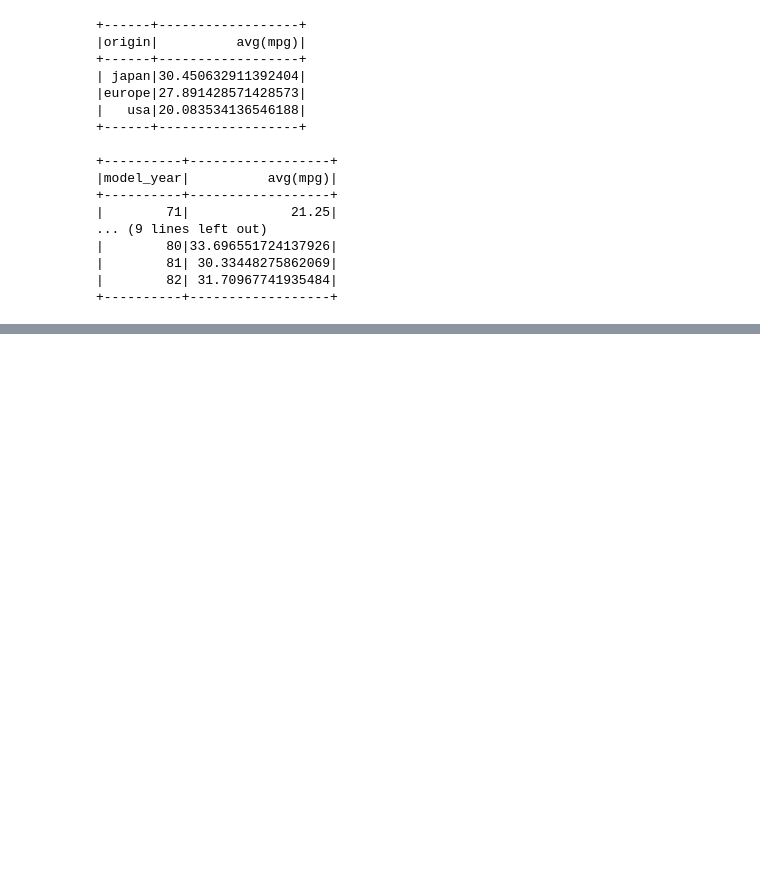
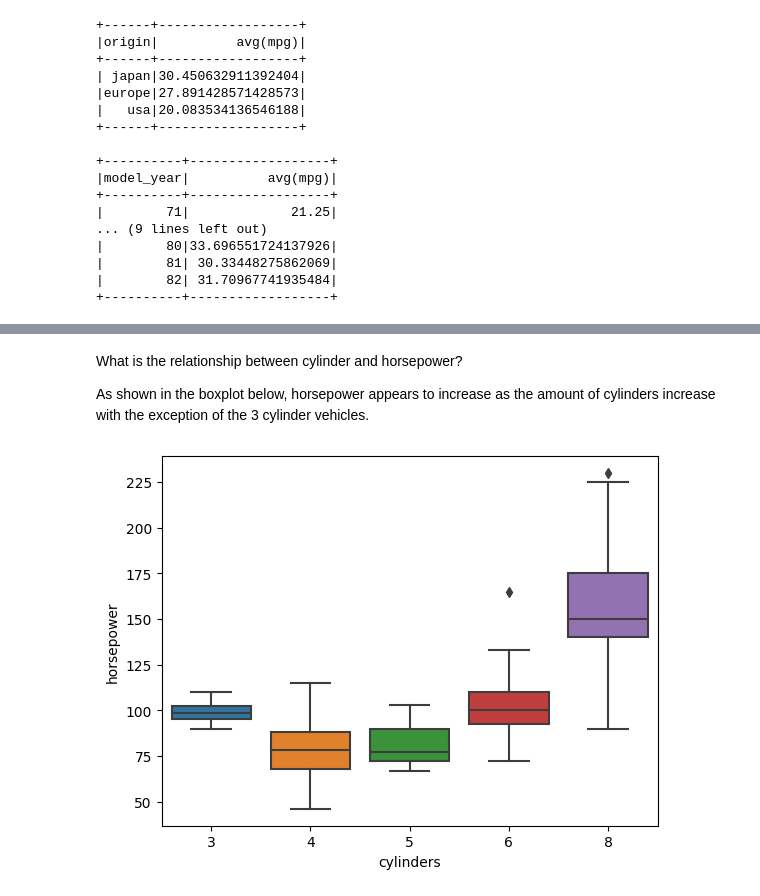
Before and after one commit to blwishom/JUMPlus-phase2, a Jupyter notebook: mpg_exercise.ipynb, the cells around one changed output, grey strips where cells are left out. Saved outputs shown, nothing was run; the diff lists cells and outputs as text; code cells hidden in the pictures; blank space fills up the shorter version.

```diff
--- a/mpg_exercise.ipynb
+++ b/mpg_exercise.ipynb
@@ -234,0 +249,13 @@ mpg_df.groupby('model_year').avg('mpg').show()
+# %% [markdown]
+ What is the relationship between cylinder and horsepower?
+
+As shown in the boxplot below, horsepower appears to increase as the amount of cylinders increase with the exception of the 3 cylinder vehicles.
+# %%
+cylinders = mpg_db['cylinders']
+horsepower = mpg_db['horsepower']
+cyl_hp = pd.concat([cylinders, horsepower], axis=1)
+
+sns.boxplot(data=cyl_hp, x=cylinders, y=horsepower)
+plt.show()
+# %% [output]
+[figure, added]
```
Also changed, not shown: parts of 7 cells of this notebook.
